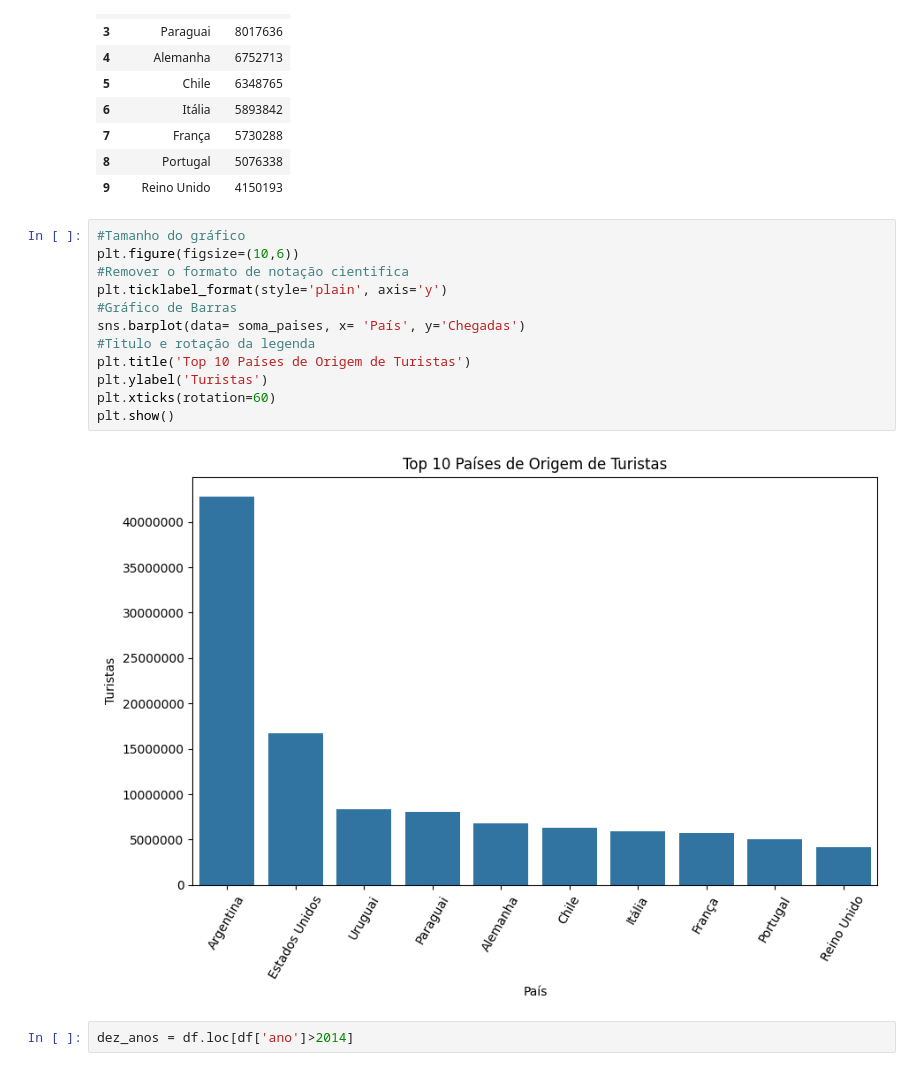
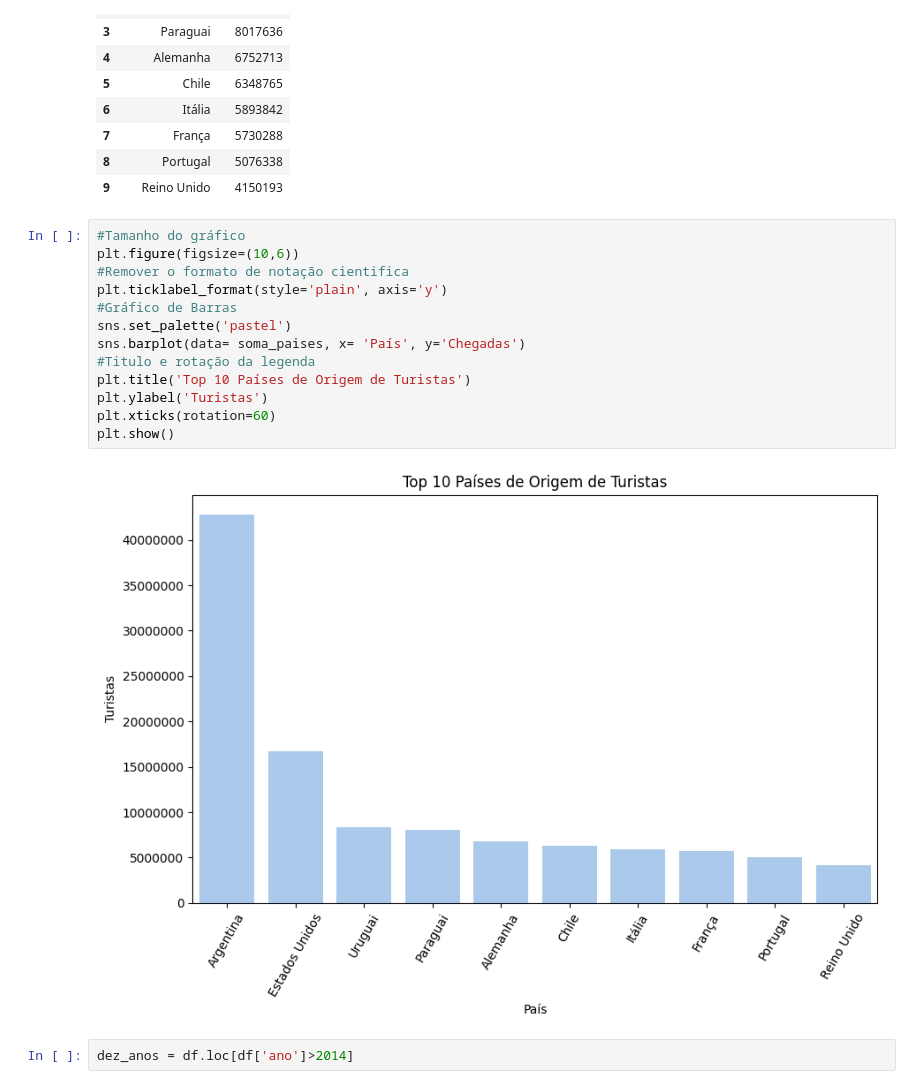
Before and after one commit to MatheusSantos3/Analise_Imigracao_Brasil, a Jupyter notebook: Análise_Turismo_Brasil.ipynb, the cells around one changed output. Saved outputs shown, nothing was run; the diff lists cells and outputs as text.

```diff
--- a/Análise_Turismo_Brasil.ipynb
+++ b/Análise_Turismo_Brasil.ipynb
@@ -199,17 +199,18 @@ soma_paises
 # %%
 #Tamanho do gráfico
 plt.figure(figsize=(10,6))
 #Remover o formato de notação cientifica
 plt.ticklabel_format(style='plain', axis='y')
 #Gráfico de Barras
+sns.set_palette('pastel')
 sns.barplot(data= soma_paises, x= 'País', y='Chegadas')
 #Titulo e rotação da legenda
 plt.title('Top 10 Países de Origem de Turistas')
 plt.ylabel('Turistas')
 plt.xticks(rotation=60)
 plt.show()
 # %% [output]
-[figure, old version]
+[figure, new version]
 # %%
 dez_anos = df.loc[df['ano']>2014]
 # %%
```
Also changed, not shown: parts of 26 cells of this notebook.
